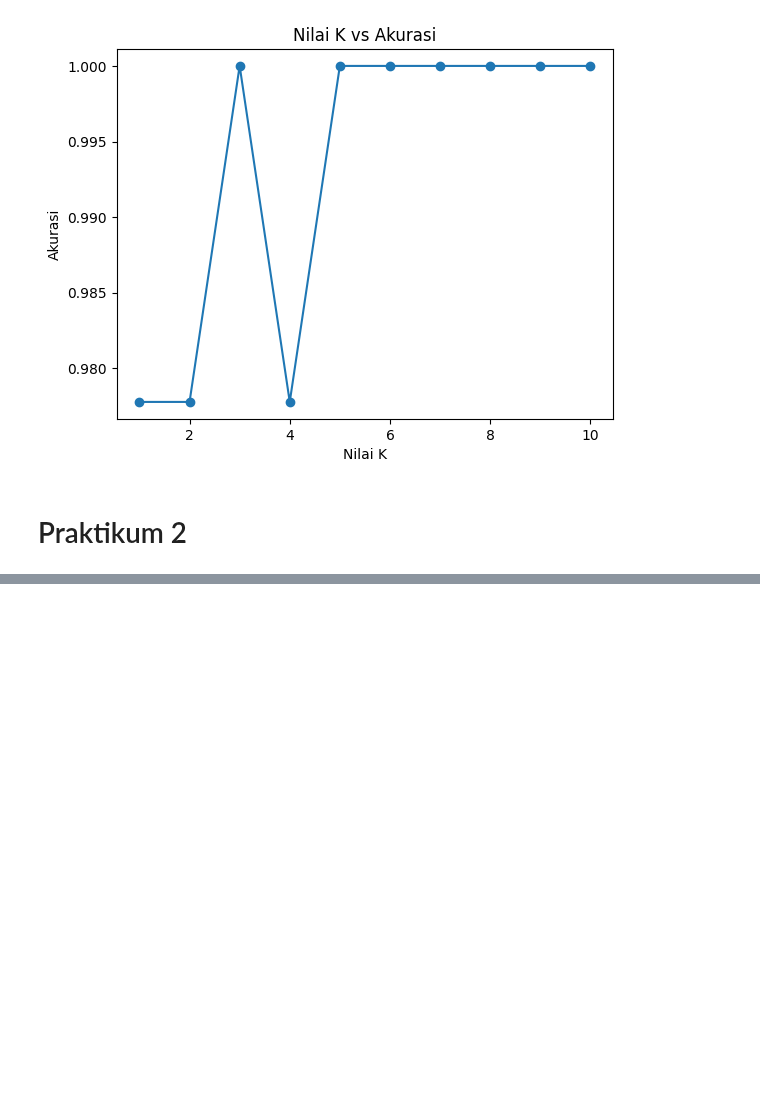
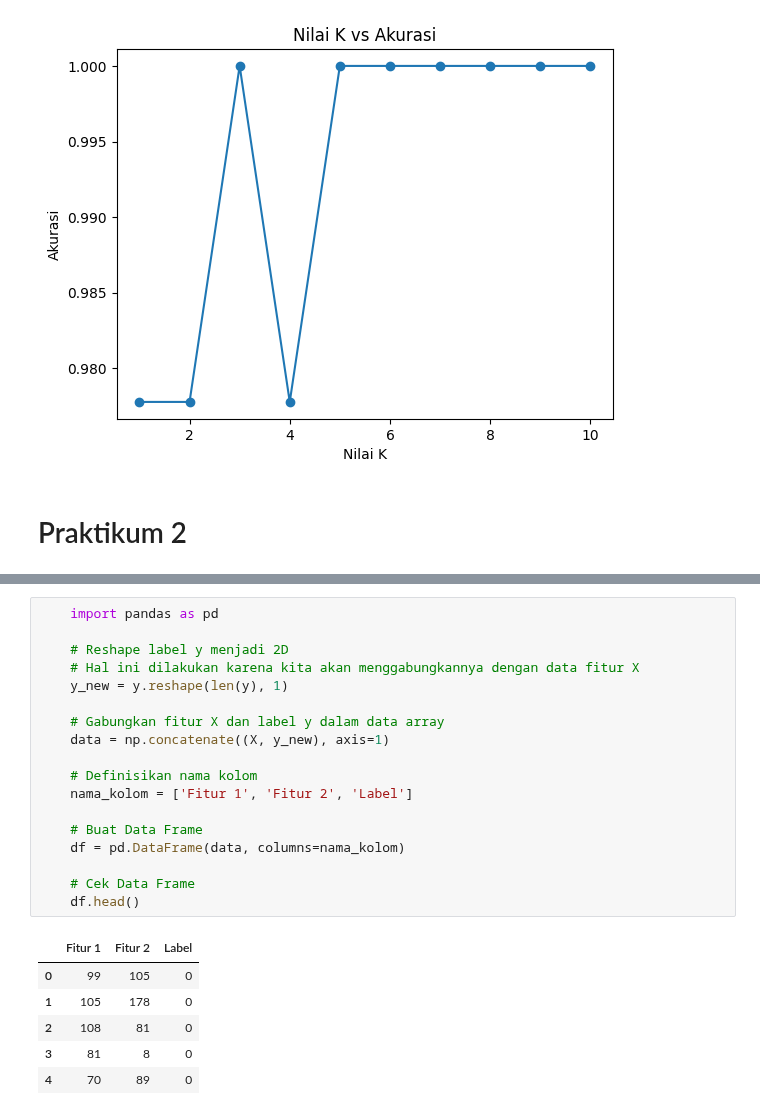
Before and after one commit to Marcel-12345/MachineLearning, a Jupyter notebook: TG9_244107020141_AnselmusMarcelPutraAndria.ipynb, the cells around one changed output, grey strips where cells are left out. Saved outputs shown, nothing was run; the diff lists cells and outputs as text; blank space fills up the shorter version.

```diff
--- a/TG9_244107020141_AnselmusMarcelPutraAndria.ipynb
+++ b/TG9_244107020141_AnselmusMarcelPutraAndria.ipynb
@@ -103,0 +147,25 @@ weighted avg       1.00      1.00      1.00        45
+# %%
+	import pandas as pd
+
+	# Reshape label y menjadi 2D
+	# Hal ini dilakukan karena kita akan menggabungkannya dengan data fitur X
+	y_new = y.reshape(len(y), 1)
+
+	# Gabungkan fitur X dan label y dalam data array
+	data = np.concatenate((X, y_new), axis=1)
+
+	# Definisikan nama kolom
+	nama_kolom = ['Fitur 1', 'Fitur 2', 'Label']
+
+	# Buat Data Frame
+	df = pd.DataFrame(data, columns=nama_kolom)
+
+	# Cek Data Frame
+	df.head()
+# %% [output]
+|  | Fitur 1 | Fitur 2 | Label |
+| 0 | 99 | 105 | 0 |
+| 1 | 105 | 178 | 0 |
+| 2 | 108 | 81 | 0 |
+| 3 | 81 | 8 | 0 |
+| 4 | 70 | 89 | 0 |
```
Also changed, not shown: parts of 5 cells of this notebook.
